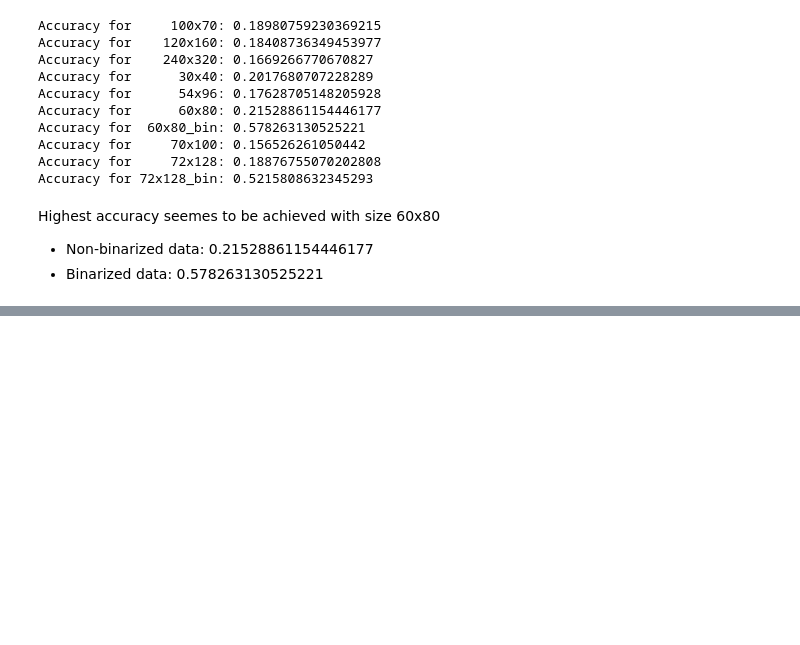
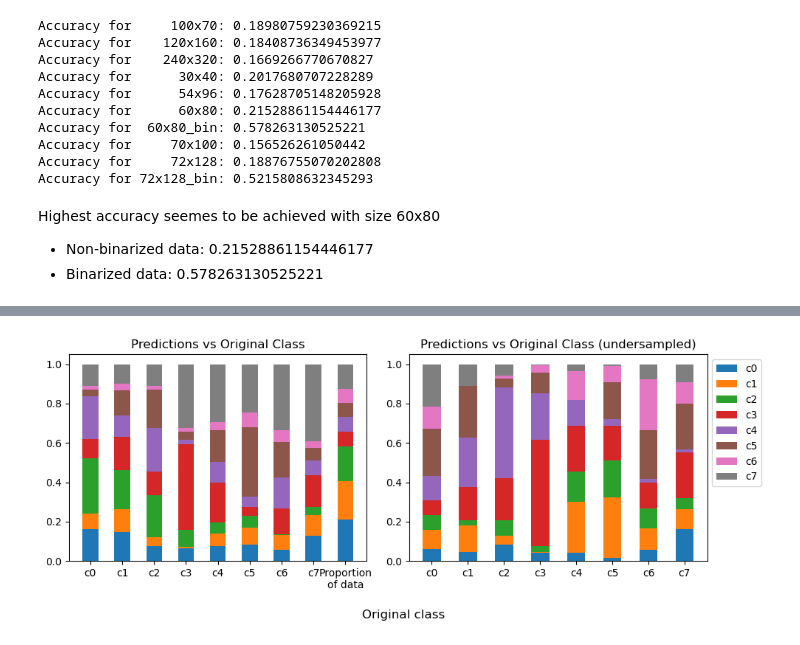
Before and after one commit to wamikamalik/CS3244-Group-8-Project-2, a Jupyter notebook: DT.ipynb, the cells around one changed output, grey strips where cells are left out. Drawn from its saved outputs; the diff is of its cells as text; code cells hidden in the pictures; blank space fills up the shorter version.

```diff
--- a/DT.ipynb
+++ b/DT.ipynb
@@ -338,0 +452,6 @@ Highest accuracy seemes to be achieved with size 60x80
+# %%
+labels = np.unique(Y_test)
+
+for i in range(len(labels)):
+    tp,fp,fn = cm[i][i], sum(cm[:,i]) - cm[i][i], sum(cm[i,:]) - cm[i][i]
+    print(f'c{i}: TP - {tp}, FP - {fp}, FN - {fn}')
@@ -338,0 +511,36 @@ Highest accuracy seemes to be achieved with size 60x80
+# %%
+# Doing the same for undersampled data
+
+cm_s = confusion_matrix(Y_test, Y_pred_s)
+labels_s = np.unique(Y_test)
+cm_s_norm = np.array([cm_s[i]/sum(cm_s[i]) for i in range(len(cm_s))])
+
+heights_s = dict({})
+
+for i in range(len(labels_s)):
+    heights_s[labels_s[i]] = cm_s_norm[:,i]
+# %%
+# Plotting together
+
+fig, ax = plt.subplots(ncols=2, figsize=(10,4))
+
+bottom_s = np.zeros(8)
+bottom = np.zeros(9)
+
+for label, height in heights.items():
+    ax[0].bar(labels, height, width, label=label, bottom=bottom)
+    bottom += height
+
+for label, height in heights_s.items():
+    ax[1].bar(labels_s, height, width, label=label, bottom=bottom_s)
+    bottom_s += height
+
+ax[0].set_title('Predictions vs Original Class')
+ax[1].set_title('Predictions vs Original Class (undersampled)')
+fig.supxlabel('Original class')
+ax[1].legend(bbox_to_anchor=(1,1))
+
+plt.tight_layout()
+plt.show()
+# %% [output]
+[figure, added]
```
Also changed, not shown: parts of 17 cells of this notebook.
